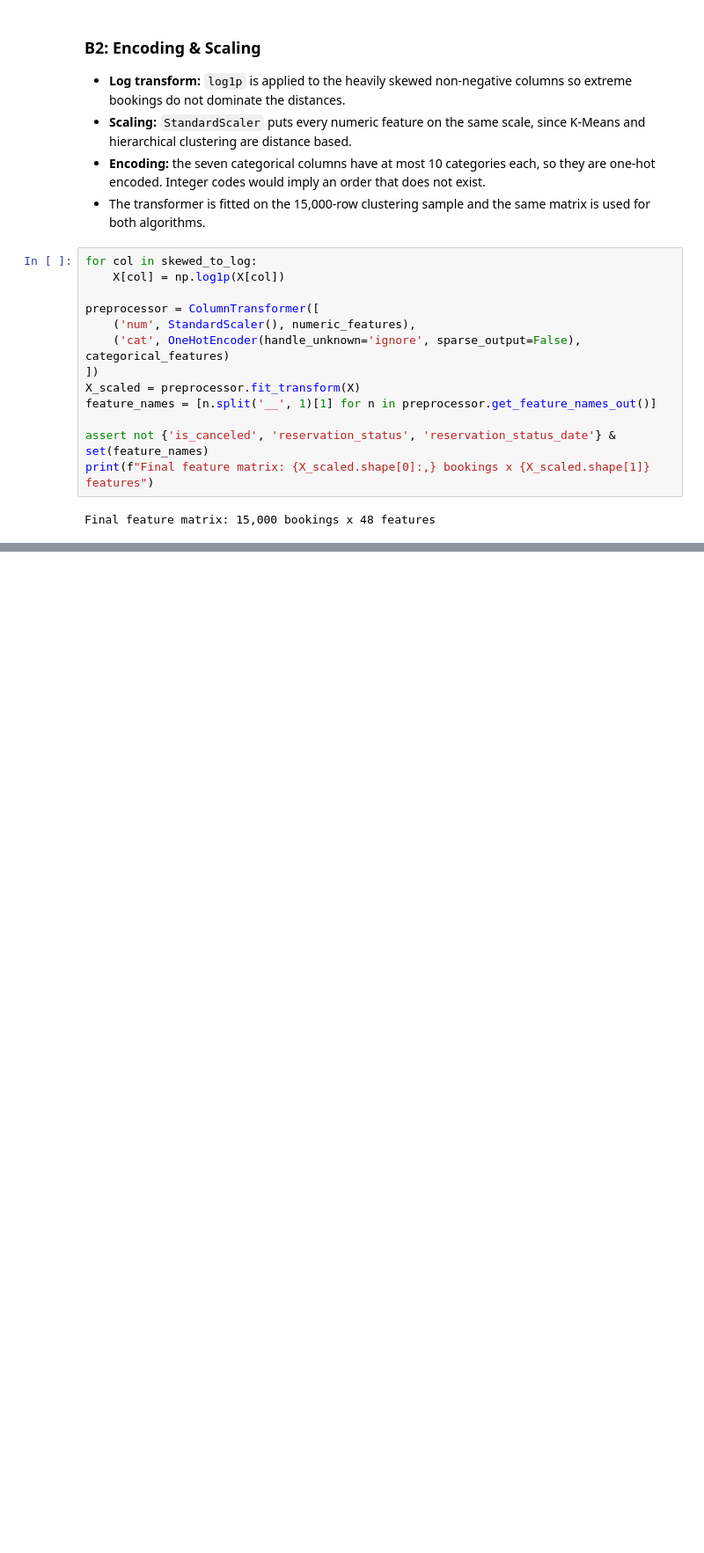
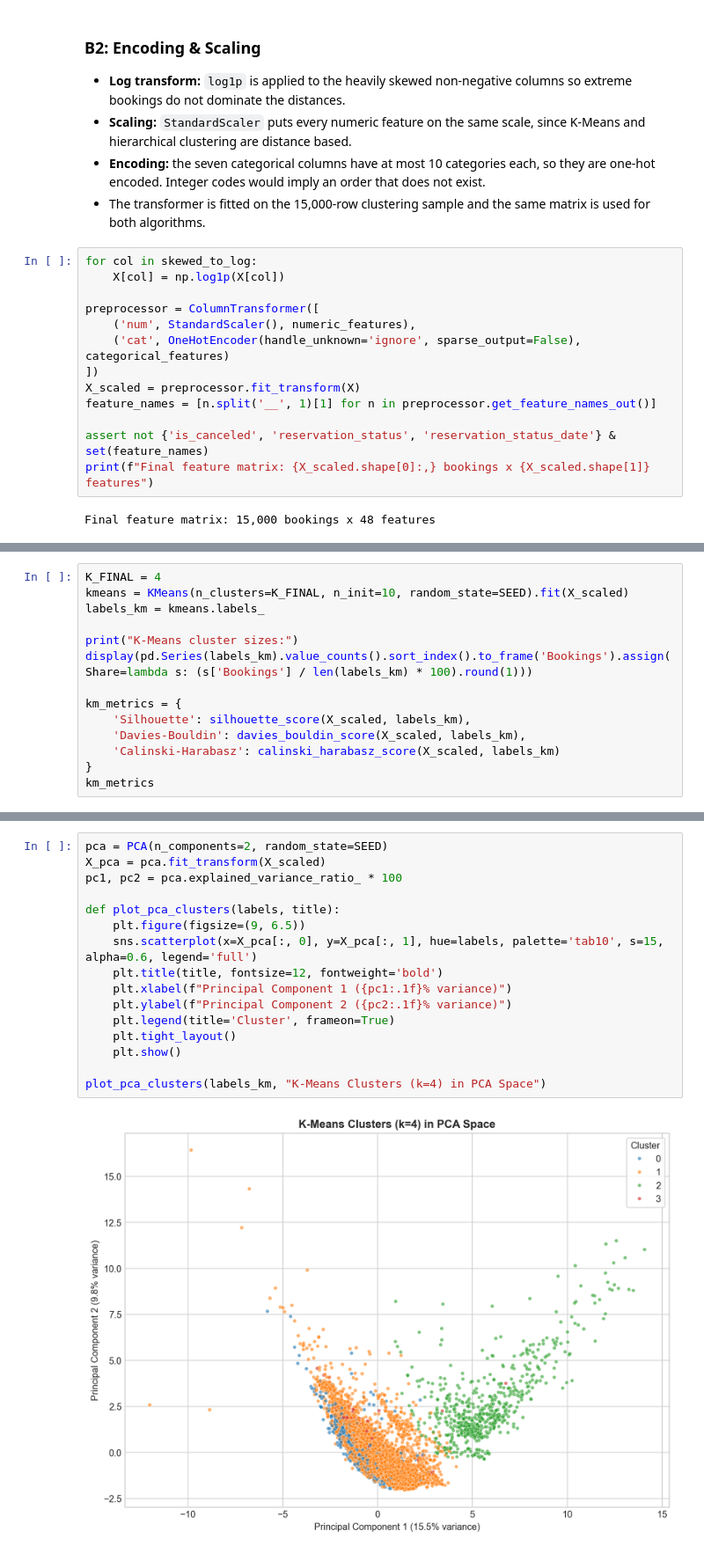
Before and after one commit to likhith1253/ML_Capstone, a Jupyter notebook: clustering/clustering.ipynb, the cells around one changed output, grey strips where cells are left out. Shown at 88% size. Drawn from its saved outputs; the diff is of its cells as text; blank space fills up the shorter version.

```diff
--- a/clustering/clustering.ipynb
+++ b/clustering/clustering.ipynb
@@ -253,0 +315,14 @@ Final feature matrix: 15,000 bookings x 48 features
+# %%
+K_FINAL = 4
+kmeans = KMeans(n_clusters=K_FINAL, n_init=10, random_state=SEED).fit(X_scaled)
+labels_km = kmeans.labels_
+
+print("K-Means cluster sizes:")
+display(pd.Series(labels_km).value_counts().sort_index().to_frame('Bookings').assign(Share=lambda s: (s['Bookings'] / len(labels_km) * 100).round(1)))
+
+km_metrics = {
+    'Silhouette': silhouette_score(X_scaled, labels_km),
+    'Davies-Bouldin': davies_bouldin_score(X_scaled, labels_km),
+    'Calinski-Harabasz': calinski_harabasz_score(X_scaled, labels_km)
+}
+km_metrics
@@ -253,0 +344,18 @@ Final feature matrix: 15,000 bookings x 48 features
+# %%
+pca = PCA(n_components=2, random_state=SEED)
+X_pca = pca.fit_transform(X_scaled)
+pc1, pc2 = pca.explained_variance_ratio_ * 100
+
+def plot_pca_clusters(labels, title):
+    plt.figure(figsize=(9, 6.5))
+    sns.scatterplot(x=X_pca[:, 0], y=X_pca[:, 1], hue=labels, palette='tab10', s=15, alpha=0.6, legend='full')
+    plt.title(title, fontsize=12, fontweight='bold')
+    plt.xlabel(f"Principal Component 1 ({pc1:.1f}% variance)")
+    plt.ylabel(f"Principal Component 2 ({pc2:.1f}% variance)")
+    plt.legend(title='Cluster', frameon=True)
+    plt.tight_layout()
+    plt.show()
+
+plot_pca_clusters(labels_km, "K-Means Clusters (k=4) in PCA Space")
+# %% [output]
+[figure, added]
```
Also changed, not shown: parts of 10 cells of this notebook.
